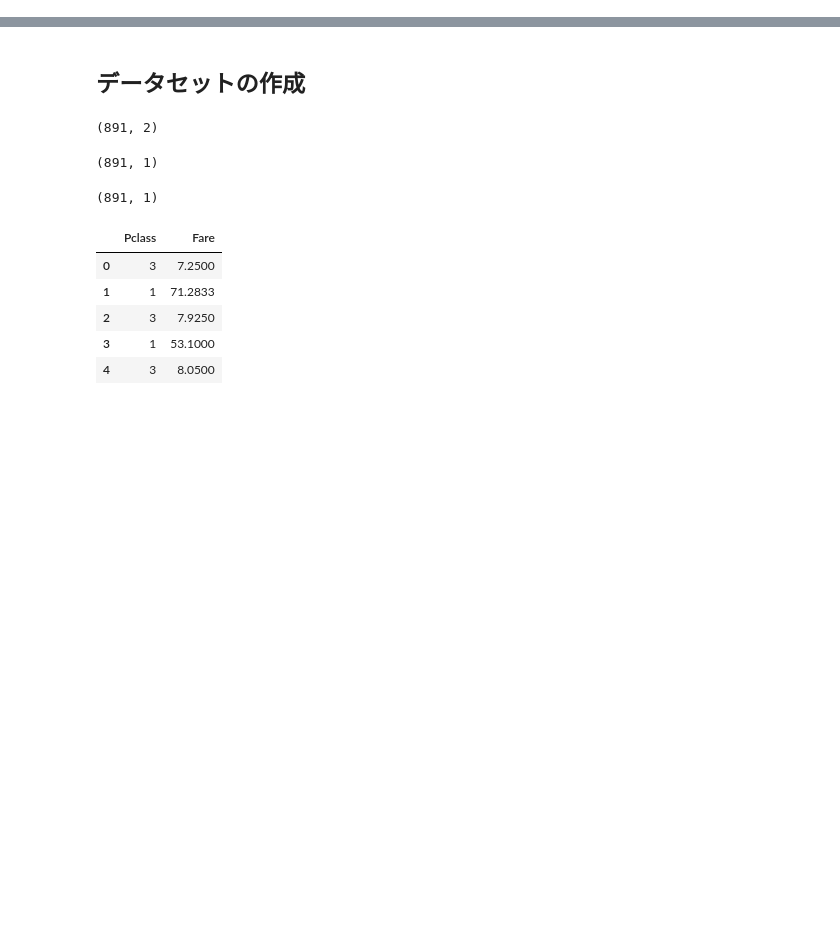
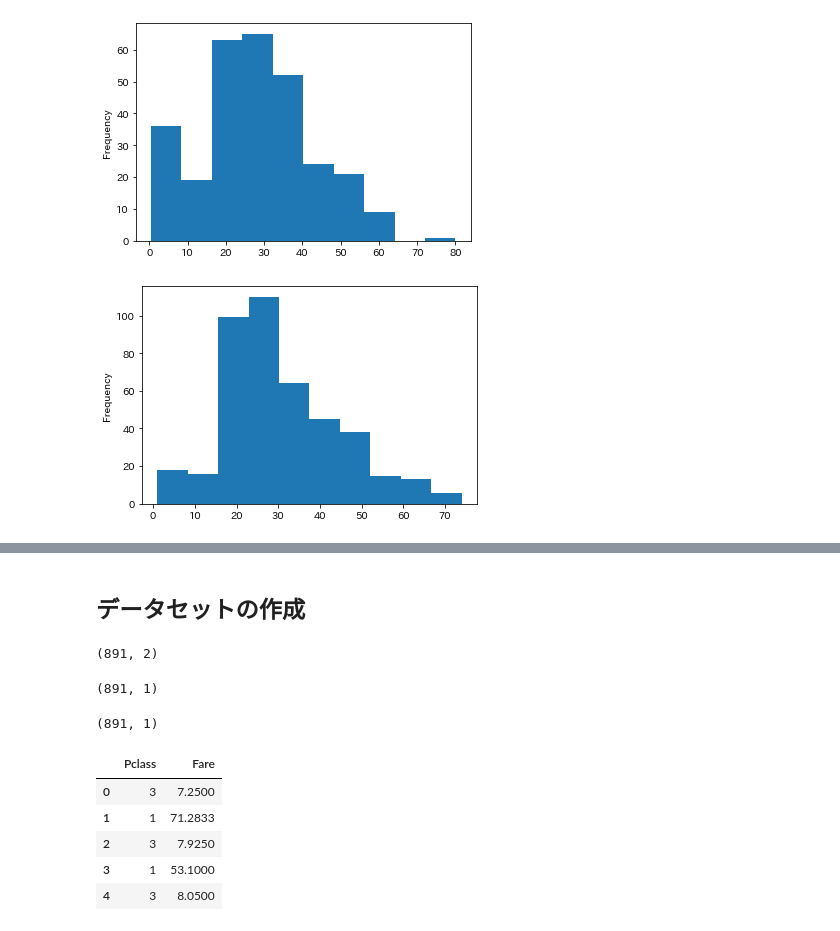
Before and after one commit to cax68080/kaggle, a Jupyter notebook: titanic/Titanic.ipynb, the cells around one changed output, grey strips where cells are left out. Drawn from its saved outputs; the diff is of its cells as text; code cells hidden in the pictures; blank space fills up the shorter version.

```diff
--- a/titanic/Titanic.ipynb
+++ b/titanic/Titanic.ipynb
@@ -115,0 +171,10 @@ dtype: int64
+# %%
+fare_var = df_train_live["Age"]
+fare_var.plot.hist()
+plt.show()
+fare_var = df_train_dead["Age"]
+fare_var.plot.hist()
+plt.show()
+# %% [output]
+[figure, added]
+[figure, added]
```
Also changed, not shown: parts of 14 cells of this notebook.
